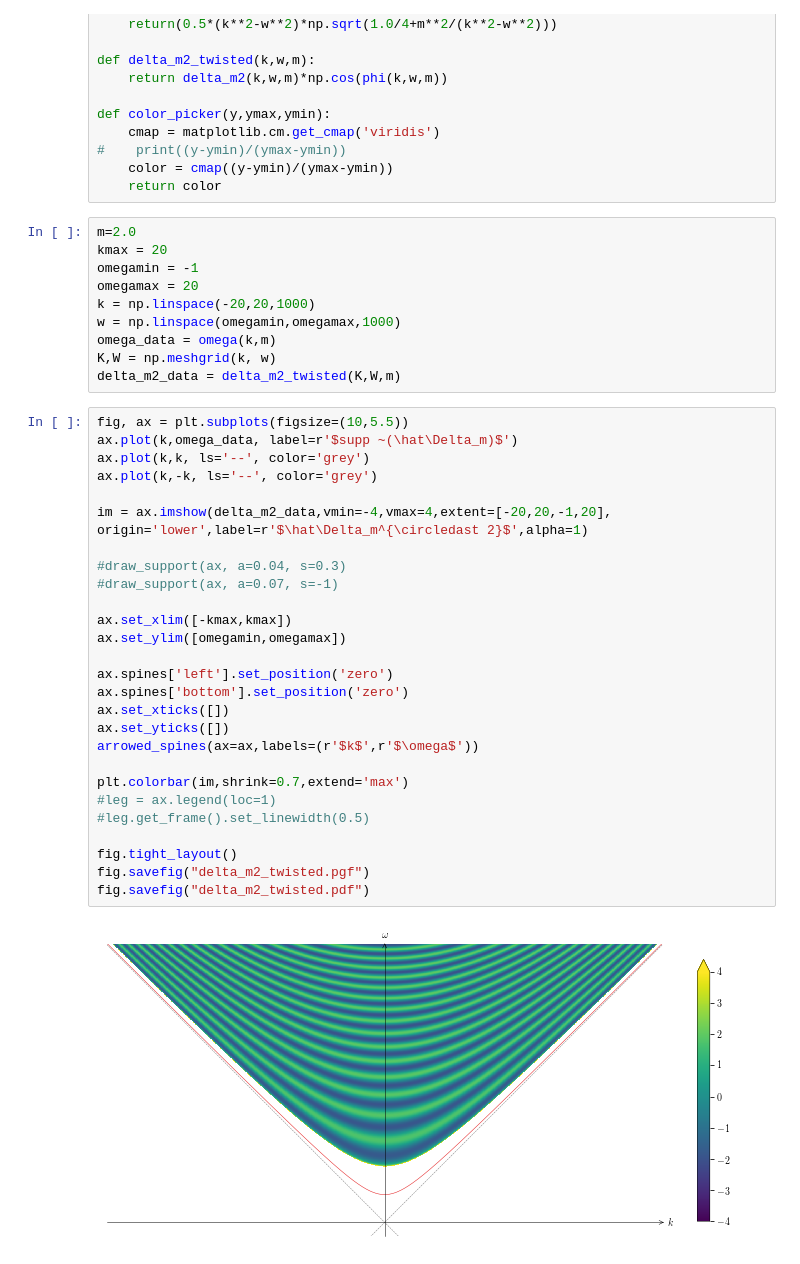
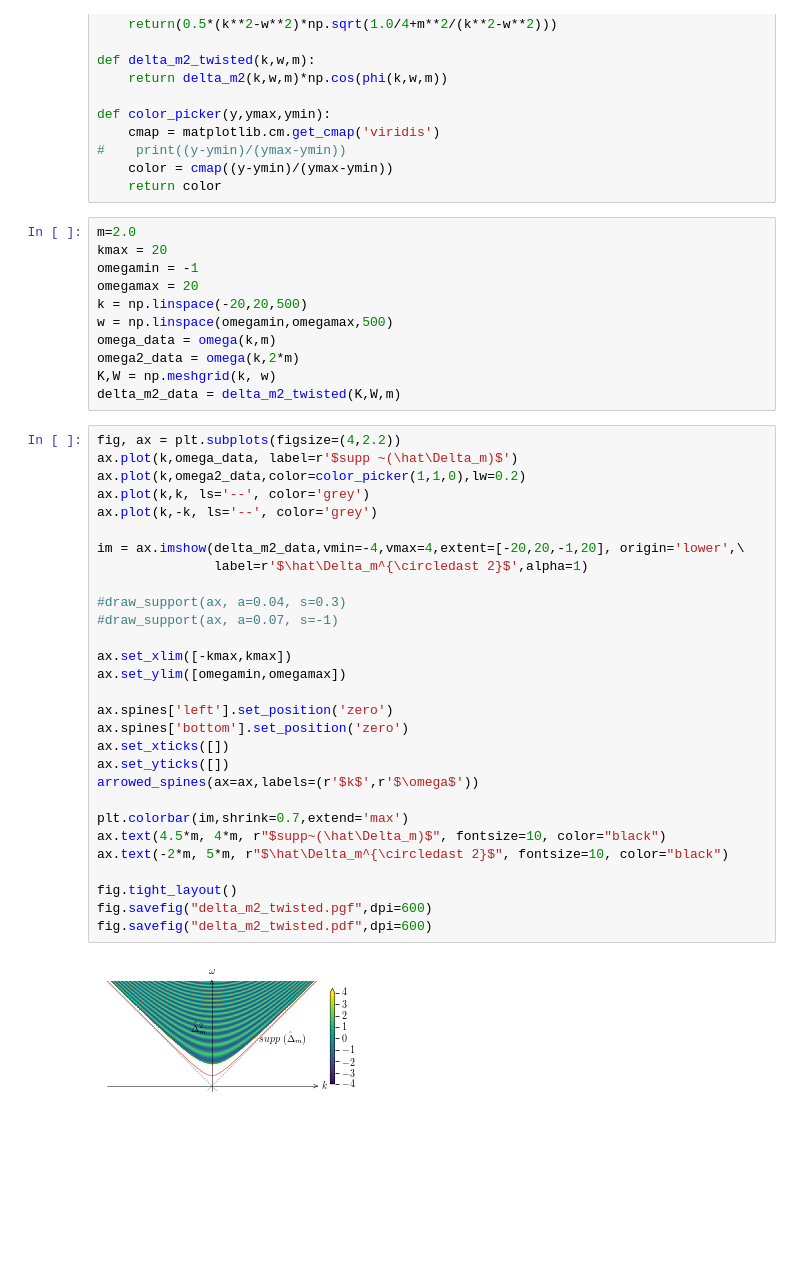
Before and after one commit to jlbosse/Bachelorarbeit, a Jupyter notebook: Aufschrieb/images/Plots.ipynb, the cells around one changed output. Cells and saved outputs as stored; diff of their text form; blank space fills up the shorter version.

```diff
--- a/Aufschrieb/images/Plots.ipynb
+++ b/Aufschrieb/images/Plots.ipynb
@@ -266,37 +380,40 @@ m=2.0
 kmax = 20
 omegamin = -1
 omegamax = 20
-k = np.linspace(-20,20,1000)
-w = np.linspace(omegamin,omegamax,1000)
+k = np.linspace(-20,20,500)
+w = np.linspace(omegamin,omegamax,500)
 omega_data = omega(k,m)
+omega2_data = omega(k,2*m)
 K,W = np.meshgrid(k, w)
 delta_m2_data = delta_m2_twisted(K,W,m)
 # %%
-fig, ax = plt.subplots(figsize=(10,5.5))
+fig, ax = plt.subplots(figsize=(4,2.2))
 ax.plot(k,omega_data, label=r'$supp ~(\hat\Delta_m)$')
+ax.plot(k,omega2_data,color=color_picker(1,1,0),lw=0.2)
 ax.plot(k,k, ls='--', color='grey')
 ax.plot(k,-k, ls='--', color='grey')
 
-im = ax.imshow(delta_m2_data,vmin=-4,vmax=4,extent=[-20,20,-1,20], origin='lower',label=r'$\hat\Delta_m^{\circledast 2}$',alpha=1)
+im = ax.imshow(delta_m2_data,vmin=-4,vmax=4,extent=[-20,20,-1,20], origin='lower',\
+               label=r'$\hat\Delta_m^{\circledast 2}$',alpha=1)
 
 #draw_support(ax, a=0.04, s=0.3)
 #draw_support(ax, a=0.07, s=-1)
 
 ax.set_xlim([-kmax,kmax])
 ax.set_ylim([omegamin,omegamax])
 
 ax.spines['left'].set_position('zero')
 ax.spines['bottom'].set_position('zero')
 ax.set_xticks([])
 ax.set_yticks([])
 arrowed_spines(ax=ax,labels=(r'$k$',r'$\omega$'))
 
 plt.colorbar(im,shrink=0.7,extend='max')
-#leg = ax.legend(loc=1)
-#leg.get_frame().set_linewidth(0.5)
+ax.text(4.5*m, 4*m, r"$supp~(\hat\Delta_m)$", fontsize=10, color="black")
+ax.text(-2*m, 5*m, r"$\hat\Delta_m^{\circledast 2}$", fontsize=10, color="black")
 
 fig.tight_layout()
-fig.savefig("delta_m2_twisted.pgf")
-fig.savefig("delta_m2_twisted.pdf")
+fig.savefig("delta_m2_twisted.pgf",dpi=600)
+fig.savefig("delta_m2_twisted.pdf",dpi=600)
 # %% [output]
-[figure, old version]
+[figure, new version]
```
Also changed, not shown: parts of 17 cells of this notebook, 54 other files.
